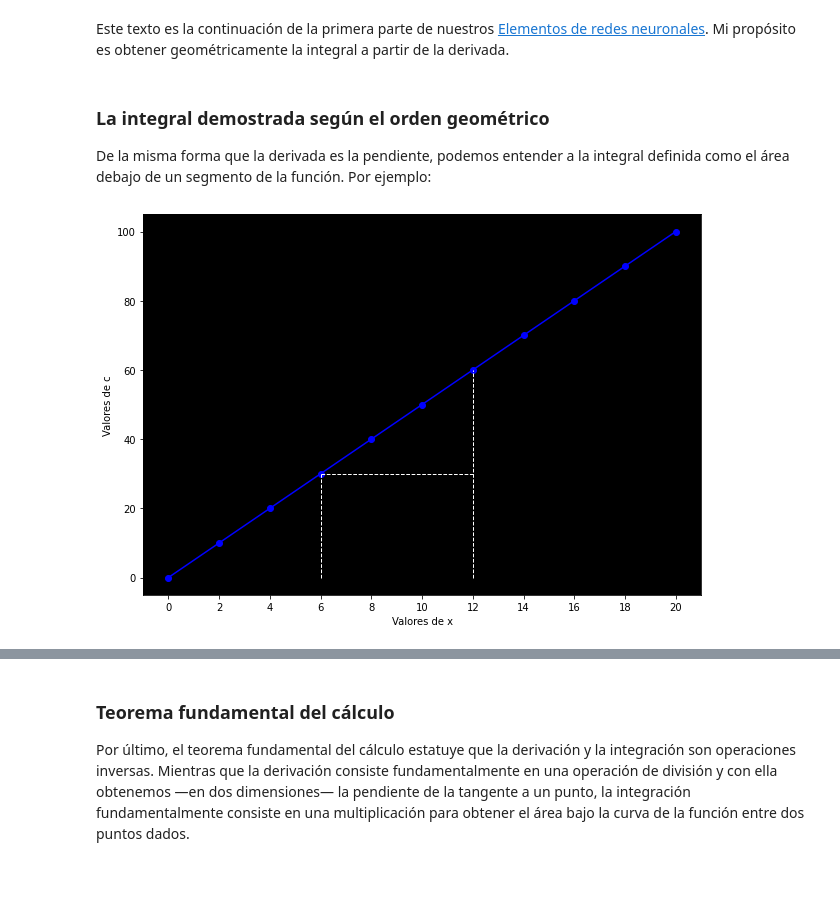
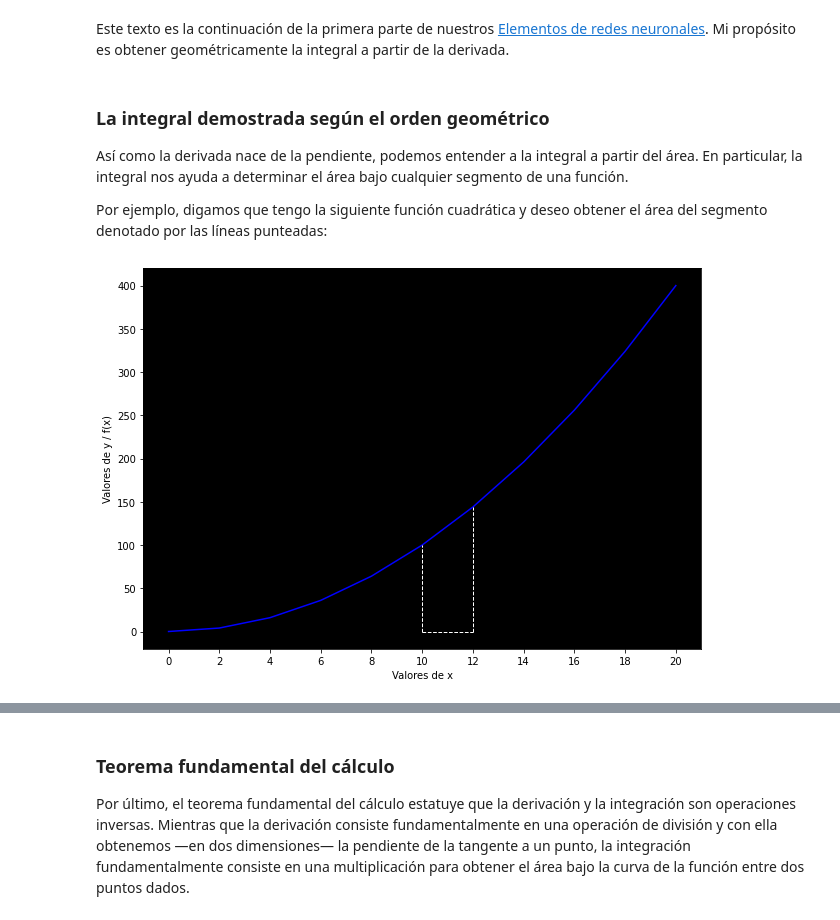
Before and after one commit to DanteNoguez/dantenoguez.github.io, a Jupyter notebook: ensayos/_build/jupyter_execute/notebooks/alfa/calculo.ipynb, the cells around one changed output, grey strips where cells are left out. Saved outputs shown, nothing was run; the diff lists cells and outputs as text; code cells hidden in the pictures; blank space fills up the shorter version.

```diff
--- a/ensayos/_build/jupyter_execute/notebooks/alfa/calculo.ipynb
+++ b/ensayos/_build/jupyter_execute/notebooks/alfa/calculo.ipynb
@@ -10,22 +10,23 @@ Este texto es la continuación de la primera parte de nuestros [Elementos de red
 # %% [markdown]
 ### La integral demostrada según el orden geométrico
 
-De la misma forma que la derivada es la pendiente, podemos entender a la integral definida como el área debajo de un segmento de la función. Por ejemplo:
+Así como la derivada nace de la pendiente, podemos entender a la integral a partir del área. En particular, la integral nos ayuda a determinar el área bajo cualquier segmento de una función.
+
+Por ejemplo, digamos que tengo la siguiente función cuadrática y deseo obtener el área del segmento denotado por las líneas punteadas:
 # %%
 x = np.arange(0, 21, 2)
-b = 5
-def f(x, b): return x*b
-c = f(x, b)
+def f(x): return x**2
+y = f(x)
 
 fig, ax = plt.subplots(figsize=(10, 7))
-ax.plot(x, c, marker='o', color='blue')
+ax.plot(x, y, color='blue')
 plt.xticks(ticks=x)
 ax.set_facecolor('black')
 ax.set_xlabel('Valores de x')
-ax.set_ylabel('Valores de c')
-ax.hlines(y=c[3], xmin=x[3], xmax=x[6], linewidth=1, color='white', linestyles='dashed')
-ax.vlines(x=x[3], ymin=0, ymax=c[3], linewidth=1, color='white', linestyles='dashed')
-ax.vlines(x=x[6], ymin=0, ymax=c[6], linewidth=1, color='white', linestyles='dashed')
+ax.set_ylabel('Valores de y / f(x)')
+ax.hlines(y=0, xmin=10, xmax=12, linewidth=1, color='white', linestyles='dashed')
+ax.vlines(x=10, ymin=0, ymax=10**2, linewidth=1, color='white', linestyles='dashed')
+ax.vlines(x=12, ymin=0, ymax=y[6], linewidth=1, color='white', linestyles='dashed')
 plt.show()
 # %% [output]
-[figure, old version]
+[figure, new version]
```
Also changed, not shown: parts of 19 cells of this notebook, 12 other files.
